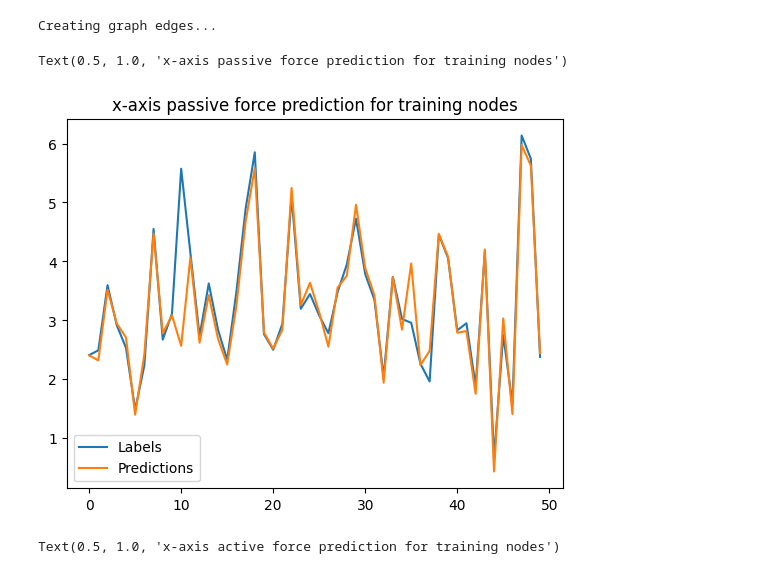
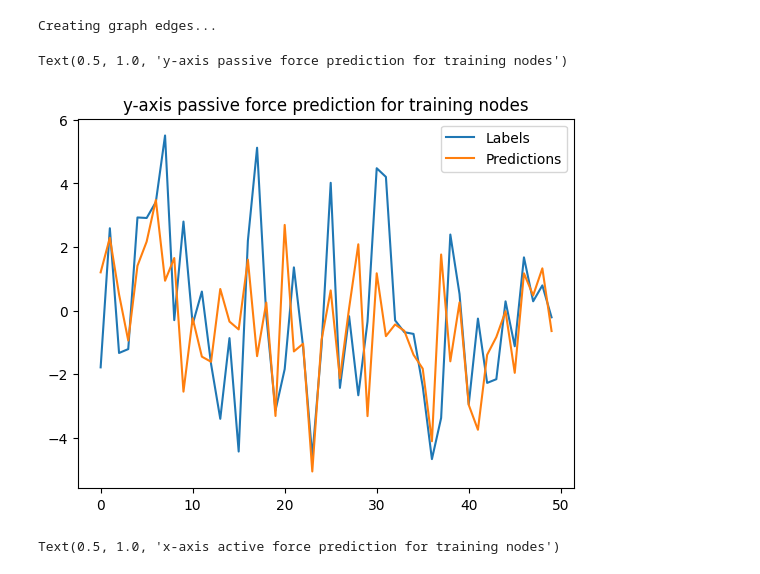
Before and after one commit to Phistian/exjobb, a Jupyter notebook: miguel/training/v_training.ipynb, the cells around one changed output. Saved outputs shown, nothing was run; the diff lists cells and outputs as text; code cells hidden in the pictures.

Commit message:
Update of code after training with correct model dims

```diff
--- a/miguel/training/v_training.ipynb
+++ b/miguel/training/v_training.ipynb
@@ -460,7 +464,7 @@ for i in range(len(histories)):
 # %% [markdown]
 Model
 # %%
-extra_string = 'v N2500 10 snapshots mixed 190 epochs'
+extra_string = 'V N2500 10 snapshots mixed 430 epochs'
 # %%
 
 model.save(models_address + extra_string)
@@ -765,20 +771,21 @@ v = [
 ]
 
 output = np.array(model(v))[0]
-solutions = full_test_graph[1][0]
+t_solutions_x = full_test_graph[1][0][:,0]
+t_solutions_y = full_test_graph[1][0][:,1]
 # %% [output]
 Creating graph edges...
 # %%
 
-plt.plot(solutions[600:650])
-plt.plot(output[600:650])
+plt.plot(t_solutions_y[600:650])
+plt.plot(output[600:650,1])
 plt.legend(["Labels", "Predictions"])
 plt.plot()
-plt.title("x-axis passive force prediction for training nodes")
+plt.title("y-axis passive force prediction for training nodes")
 #plt.plot(output[:,1]*5)
 # %% [output]
-Text(0.5, 1.0, 'x-axis passive force prediction for training nodes')
+Text(0.5, 1.0, 'y-axis passive force prediction for training nodes')
-[figure, old version]
+[figure, new version]
 # %%
 
 plt.plot(solutions[:20])
```
Also changed, not shown: parts of 11 cells of this notebook.
